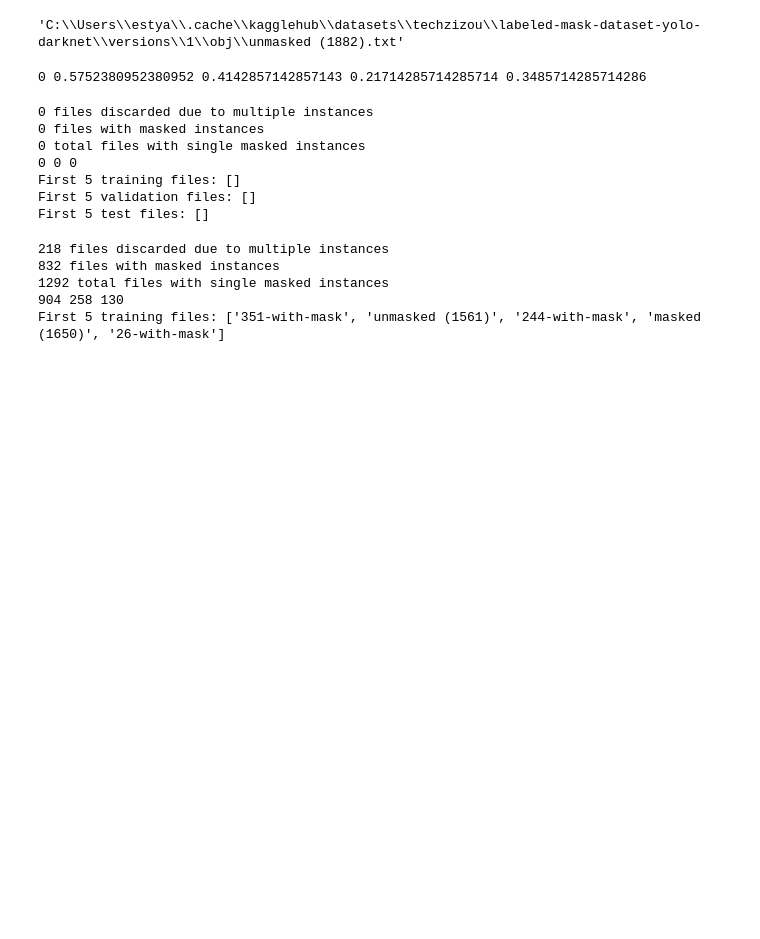
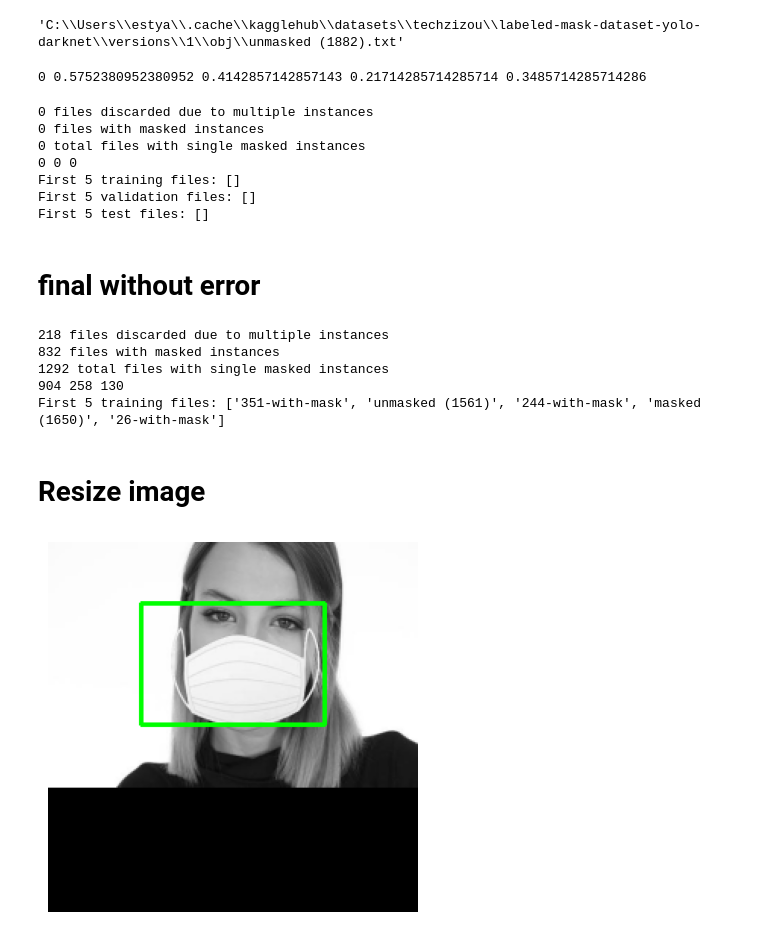
Before and after one commit to moyen-ahmed/Deep-learning, a Jupyter notebook: Building your own Object Detector from scratch using tensorflow.ipynb, the cells around one changed output. Saved outputs shown, nothing was run; the diff lists cells and outputs as text; code cells hidden in the pictures; blank space fills up the shorter version.

```diff
--- a/Building your own Object Detector from scratch using tensorflow.ipynb
+++ b/Building your own Object Detector from scratch using tensorflow.ipynb
@@ -191,3 +191,5 @@ print("First 5 test files:", test_files[:5])
 First 5 training files: []
 First 5 validation files: []
 First 5 test files: []
+# %% [markdown]
+# final without error
@@ -371,6 +422,8 @@ print("First 5 training files:", train_files[:5])
 1292 total files with single masked instances
 904 258 130
 First 5 training files: ['351-with-mask', 'unmasked (1561)', '244-with-mask', 'masked (1650)', '26-with-mask']
+# %% [markdown]
+# Resize image
 # %%
 
 
@@ -473,3 +526,15 @@ def format_image(img, box):
     #  - the padded, square, resized image (`new_img`)
     #  - the adjusted bounding box (`new_box`)
     return new_img, new_box
+# %%
+temp_img=cv.imread(str(image_files[2]), cv.IMREAD_GRAYSCALE)
+temp_box=[0.5, 0.5, 0.5, 0.5]  # Example box: center (0.5,0.5), width=0.5, height=0.5
+
+temp_img_formated,box=format_image(temp_img, temp_box)
+temp_color_img=cv.cvtColor(temp_img_formated, cv.COLOR_GRAY2BGR)
+cv.rectangle(temp_color_img,box,(0,255,0),2)
+plt.imshow(temp_color_img)
+plt.axis('off')
+plt.show()
+# %% [output]
+[figure, added]
```
Also changed, not shown: parts of 2 cells of this notebook.
